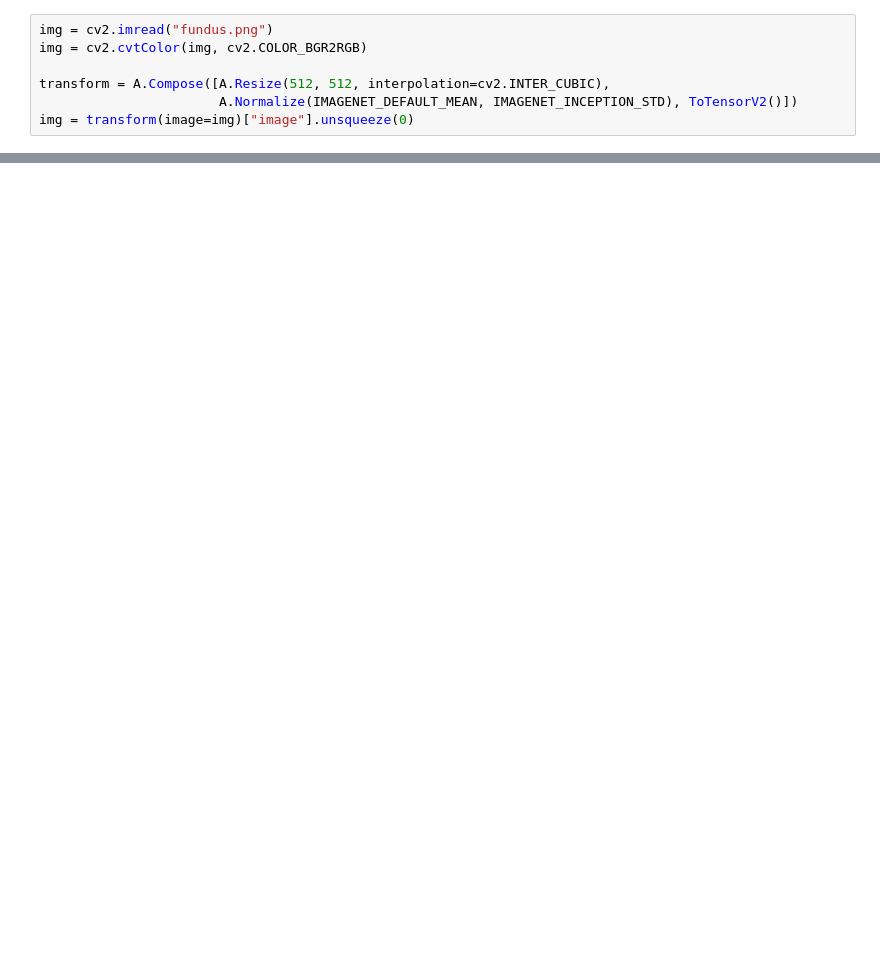
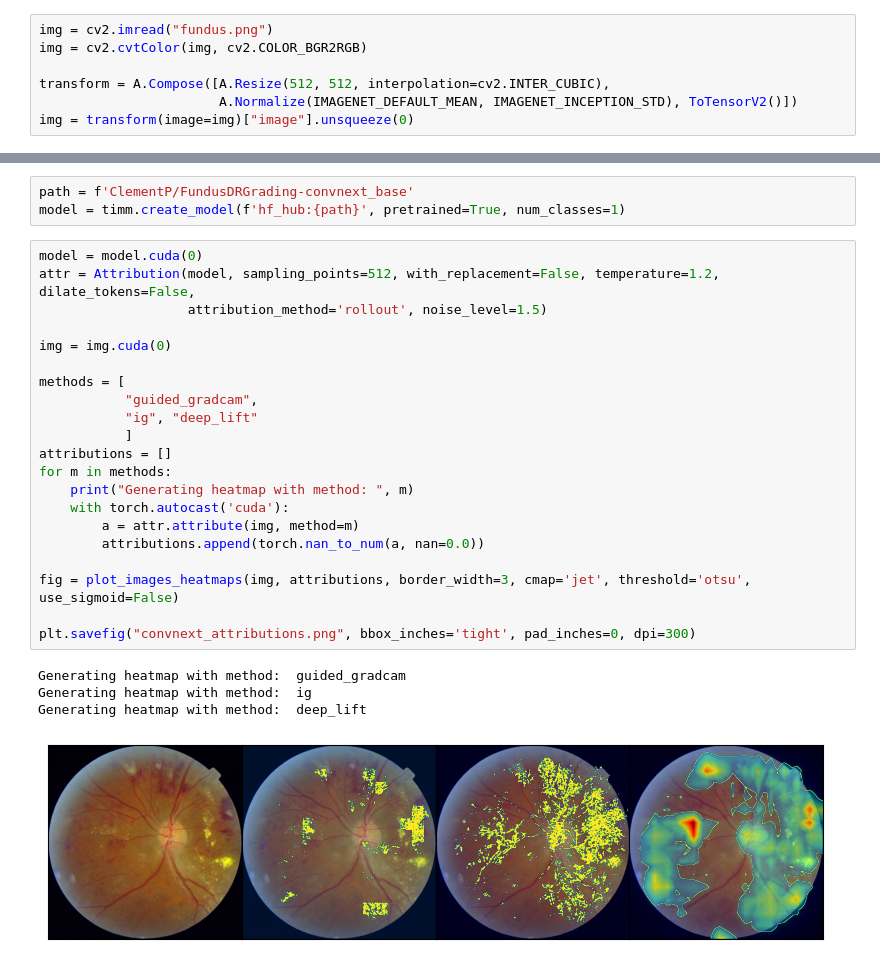
Before and after one commit to ClementPla/interpretability_toolkit, a Jupyter notebook: notebooks/fundus_interpretability.ipynb, the cells around one changed output, grey strips where cells are left out. Saved outputs shown, nothing was run; the diff lists cells and outputs as text; blank space fills up the shorter version.

```diff
--- a/notebooks/fundus_interpretability.ipynb
+++ b/notebooks/fundus_interpretability.ipynb
@@ -59,0 +62,29 @@ tensor([[3.2502]], device='cuda:0')
+# %%
+path = f'ClementP/FundusDRGrading-convnext_base'
+model = timm.create_model(f'hf_hub:{path}', pretrained=True, num_classes=1)
+# %%
+model = model.cuda(0)
+attr = Attribution(model, sampling_points=512, with_replacement=False, temperature=1.2, dilate_tokens=False,
+                   attribution_method='rollout', noise_level=1.5)
+
+img = img.cuda(0)
+
+methods = [
+           "guided_gradcam",
+           "ig", "deep_lift"
+           ]
+attributions = []
+for m in methods:
+    print("Generating heatmap with method: ", m)
+    with torch.autocast('cuda'):
+        a = attr.attribute(img, method=m)
+        attributions.append(torch.nan_to_num(a, nan=0.0))
+
+fig = plot_images_heatmaps(img, attributions, border_width=3, cmap='jet', threshold='otsu', use_sigmoid=False)
+
+plt.savefig("convnext_attributions.png", bbox_inches='tight', pad_inches=0, dpi=300)
+# %% [output]
+Generating heatmap with method:  guided_gradcam
+Generating heatmap with method:  ig
+Generating heatmap with method:  deep_lift
+[figure, added]
```
Also changed, not shown: parts of 3 cells of this notebook, 3 other files.
